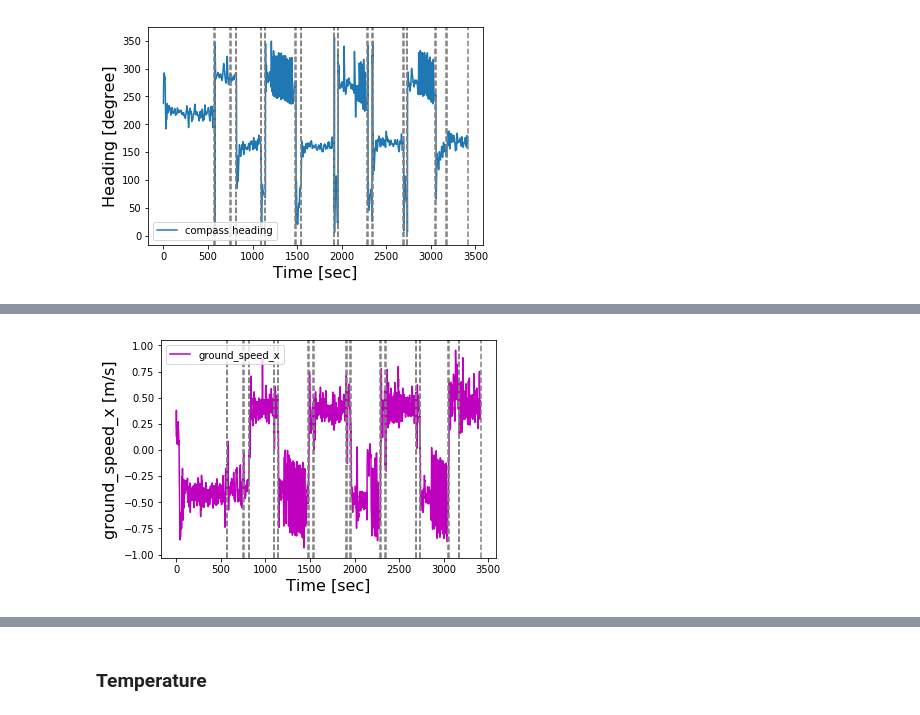
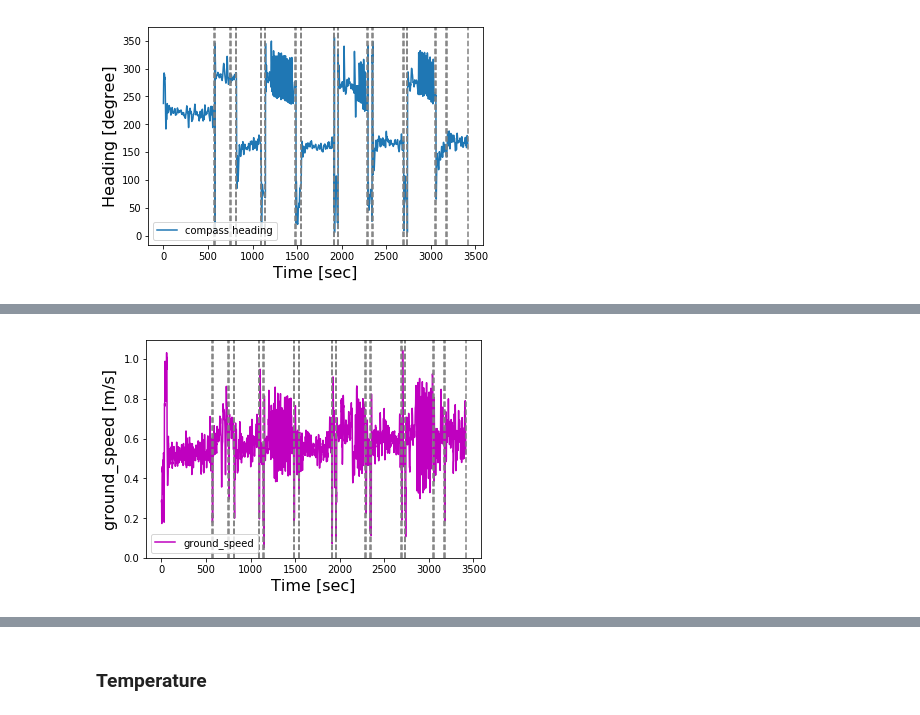
Before and after one commit to dartmouthrobotics/epscor_asv_data_analysis, a Jupyter notebook: Jupyter_notebook/ISER2021/Turning/20201006-China-turning.ipynb, the cells around one changed output, grey strips where cells are left out. Drawn from its saved outputs; the diff is of its cells as text; code cells hidden in the pictures.

```diff
--- a/Jupyter_notebook/ISER2021/Turning/20201006-China-turning.ipynb
+++ b/Jupyter_notebook/ISER2021/Turning/20201006-China-turning.ipynb
@@ -16,6 +16,7 @@ standardized_time = []
 standardized_time2 = []
 compass_heading = []
 speed = []
+speed_y = []
 
 # sonde data
 temp = []
@@ -36,7 +37,8 @@ time_crop1 = 2285
 time_crop2 = 2300
 
 # File loading from relative path
-file = '../../../Data/ISER2021/China-catabot-20201006.csv'
+#file = '../../../Data/ISER2021/China-catabot-20201006.csv'
+file = '../../../Data/ISER2021/China-catabot-20201006-gndspeed.csv'
 # File loading from relative path
 file2 = '../../../Data/ISER2021/China-catabot-20201006-mavros.csv'
 
@@ -55,7 +57,8 @@ with open(file, 'r') as csvfile:
         if current_time - initial_time <= time_crop:
             time.append(float(row[0]))
             compass_heading.append(float(row[4]))
-            speed.append(float(row[10]))
+            speed.append(float(row[6]))
+            speed_y.append(float(row[11]))
             angular_z.append(float(row[18]))
 
             # sonde data
@@ -122,3 +125,35 @@ for wp in standardized_time2:
 plt.show()
 # %% [output]
 [figure]
+# %%
+# Figure initialization
+fig, ax1 = plt.subplots()
+
+dt_list = []
+dy_list = []
+
+for i, data in enumerate(compass_heading):
+    if i == 0:
+        continue
+    else:
+        dt_list.append(standardized_time[i] - standardized_time[i-1])
+        compass_difference = compass_heading[i] - compass_heading[i-1]
+        if 270 <= compass_heading[i-1] < 360 and 0<= compass_heading[i] <=90:
+            compass_difference += 360
+        elif 270 <= compass_heading[i] < 360 and 0<= compass_heading[i-1] <=90:
+            compass_difference -= 360
+        dy_list.append(compass_difference)
+
+dt_list = np.array(dt_list)
+dy_list = np.array(dy_list)
+
+
+ax1.set_xlabel('Time [sec]', fontsize=16)
+ax1.set_ylabel('Derivative Heading [degree]', fontsize=16)
+ax1.plot(standardized_time[1:], dy_list/dt_list, label='compass heading change')
+ax1.legend()
+
+for wp in standardized_time2:
+    plt.axvline(x=wp, color='gray', linestyle='--')
+
+plt.show()
@@ -125,15 +162,15 @@ plt.show()
 # %%
 # Figure initialization
 fig, ax1 = plt.subplots()
 
 ax1.set_xlabel('Time [sec]', fontsize=16)
-ax1.set_ylabel('ground_speed_x [m/s]', fontsize=16)
-ax1.plot(standardized_time, speed, label='ground_speed_x', color='m')
+ax1.set_ylabel('ground_speed [m/s]', fontsize=16)
+ax1.plot(standardized_time, speed, label='ground_speed', color='m')
 ax1.legend()
 
 for wp in standardized_time2:
     plt.axvline(x=wp, color='gray', linestyle='--')
 
 plt.show()
 # %% [output]
-[figure, old version]
+[figure, new version]
```
Also changed, not shown: parts of 6 cells of this notebook, 16 other files.
